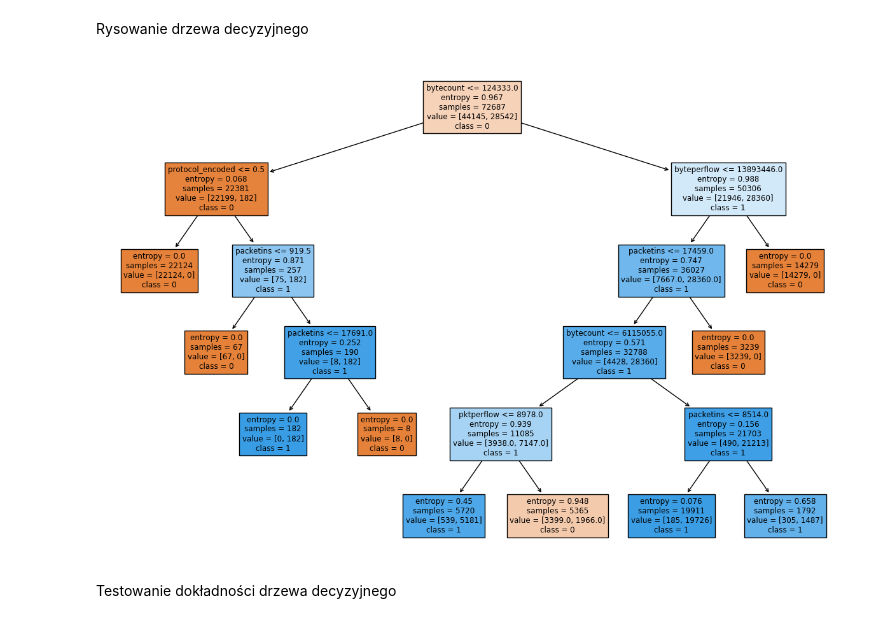
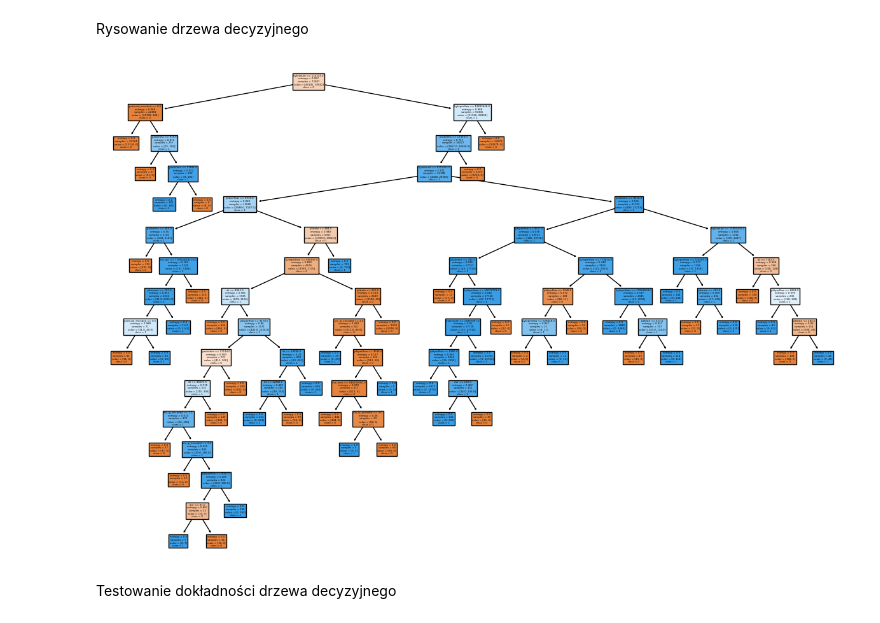
Before and after one commit to wiktorDeka/WykrywanieAnomalii, a Jupyter notebook: drzewaDecyzyjne.ipynb, the cells around one changed output. Drawn from its saved outputs; the diff is of its cells as text; code cells hidden in the pictures.

Commit message:
added charts for trees

```diff
--- a/drzewaDecyzyjne.ipynb
+++ b/drzewaDecyzyjne.ipynb
@@ -38,22 +38,22 @@ Tworzenie drzew decyzyjnego
 max_depth = 15
 min_samples_split = 2
 min_samples_leaf = 1
-drzewo = tree.DecisionTreeClassifier(criterion='entropy', max_depth=ma)
+drzewo = tree.DecisionTreeClassifier(criterion='entropy', max_depth=max_depth)
 drzewo_data = drzewo.fit(X_train, y_train)
 # %% [markdown]
 Rysowanie drzewa decyzyjnego
 # %%
 plt.figure(figsize=(15, 10))
 tree.plot_tree(
     drzewo_data,
-    max_depth=glebokosc,
+    max_depth=max_depth,
     class_names=['0', '1'],
     filled=True,
     feature_names=X_train.columns
 )
 plt.show()
 # %% [output]
-[figure, old version]
+[figure, new version]
 # %% [markdown]
 Testowanie dokładności drzewa decyzyjnego
 # %%
```
Also changed, not shown: parts of 2 cells of this notebook, 1 other file.
